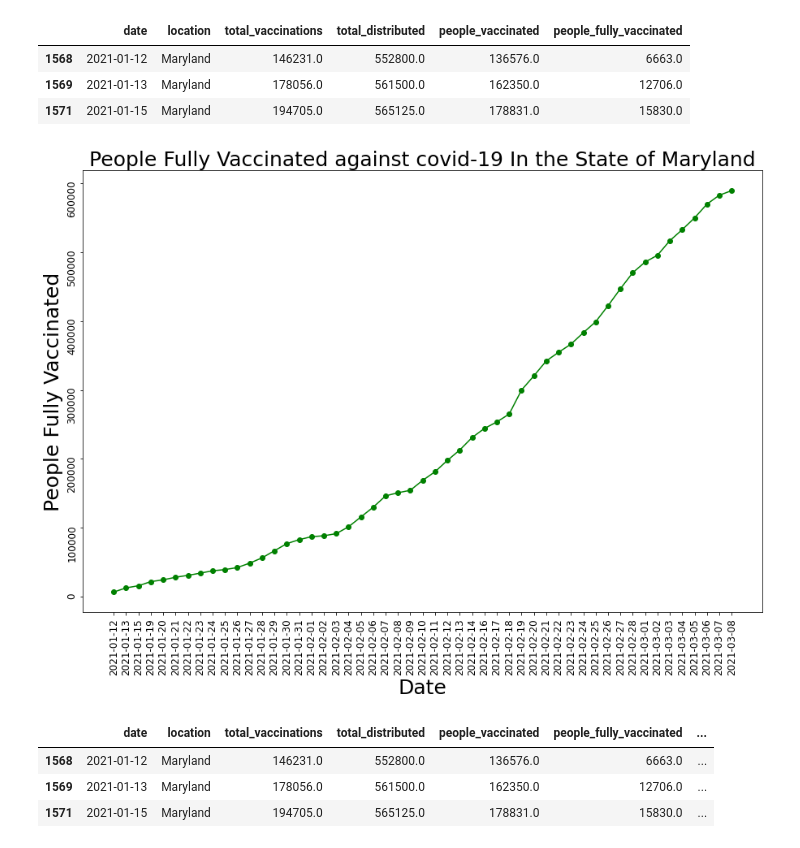
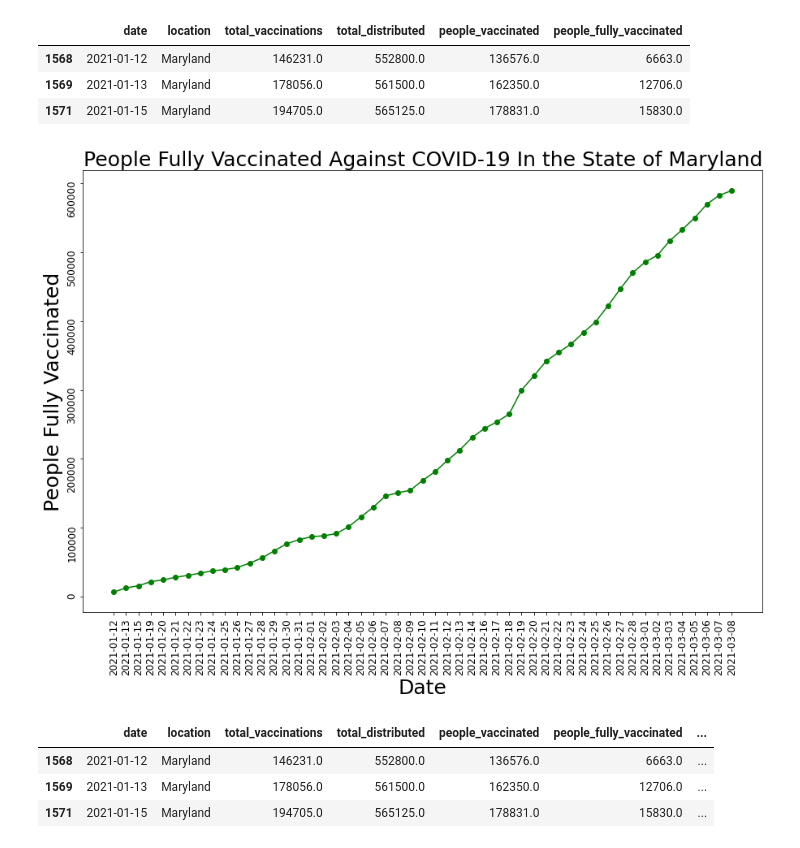
Before and after one commit to ccgrace/maryland_vaccination, a Jupyter notebook: Covid19-Vaccination-Analysis/Vaccionation_in_Maryland_starter.ipynb, the cells around one changed output. Cells and saved outputs as stored; diff of their text form; code cells hidden in the pictures.

```diff
--- a/Covid19-Vaccination-Analysis/Vaccionation_in_Maryland_starter.ipynb
+++ b/Covid19-Vaccination-Analysis/Vaccionation_in_Maryland_starter.ipynb
@@ -303,17 +303,18 @@ md_vaccinated_clean.head(3)
 # %%
 #creates line graph to depict people fully vaccinated, daily
 import matplotlib.pyplot as plt
 
 plt.figure(figsize=(15,10))
 x_axis_fv = md_vaccinated_clean['date']
 y_axis_fv = md_vaccinated_clean['people_fully_vaccinated']
 plt.plot(x_axis_fv, y_axis_fv,marker='o', color='green')
 plt.ylabel("People Fully Vaccinated", fontsize=25)
 plt.xlabel("Date", fontsize=25)
-plt.title("People Fully Vaccinated against covid-19 In the State of Maryland",fontsize=25)
+plt.title("People Fully Vaccinated Against COVID-19 In the State of Maryland",fontsize=25)
 plt.tick_params(labelsize=12, rotation=90)
+plt.savefig("../Output_Data/People_Fully_Vaccinated_Against_COVID19.png",bbox_inches = 'tight')
 # %% [output]
-[figure, old version]
+[figure, new version]
 # %%
 #creates new column for percent_of_population fully vaccinated and performs calculation to determine percentage
 md_vaccinated_clean['percent_of_population'] = ''
```
Also changed, not shown: parts of 2 cells of this notebook, 2 other files.
